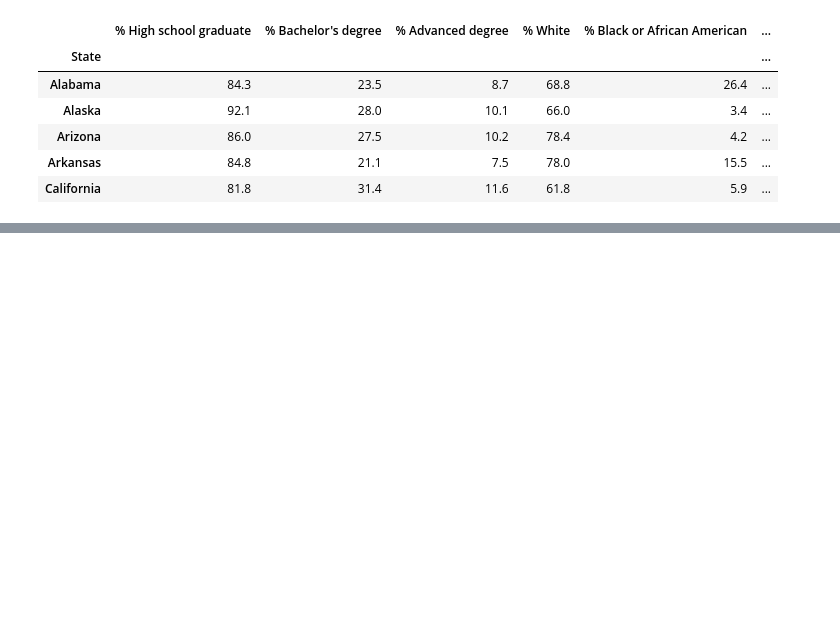
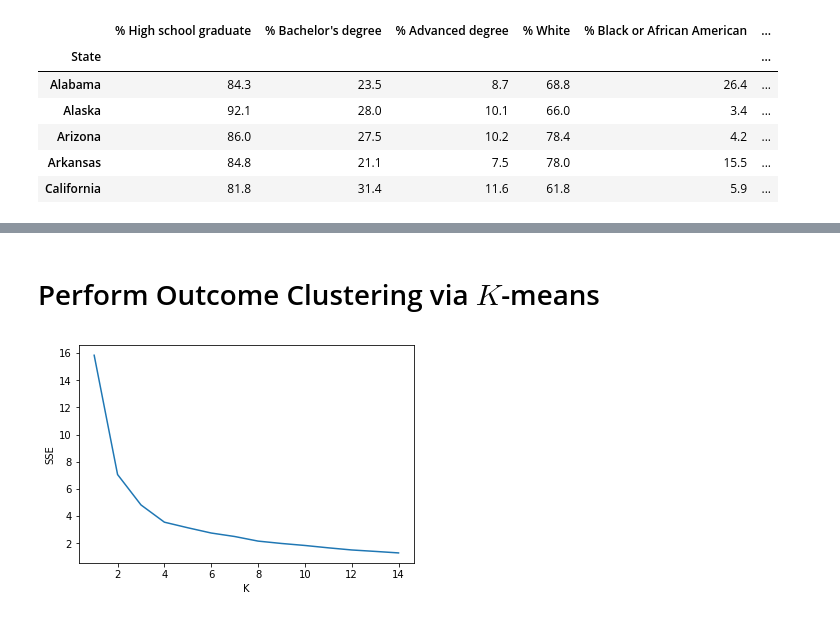
Before and after one commit to alankritjoshi/cs6220f17project2, a Jupyter notebook: 02_working/process_dataset.ipynb, the cells around one changed output, grey strips where cells are left out. Drawn from its saved outputs; the diff is of its cells as text; code cells hidden in the pictures; blank space fills up the shorter version.

```diff
--- a/02_working/process_dataset.ipynb
+++ b/02_working/process_dataset.ipynb
@@ -513,0 +570,5 @@ plt.show()
+# %%
+# Extract vegetable malnutriton values
+veg_values = pd.DataFrame(veg_data_by_state[veg_data_by_state.LocationAbbr != 'DC'].set_index('LocationDesc')['Data_Value'])
+veg_values.columns = ['% < 1 Veg / Day']
+veg_values.head(n=5)
@@ -513,0 +583,5 @@ plt.show()
+# %%
+# Extract obesity values
+fruit_values = pd.DataFrame(fruit_data_by_state[fruit_data_by_state.LocationAbbr != 'DC'].set_index('LocationDesc')['Data_Value'])
+fruit_values.columns = ['% < 1 Fruit / Day']
+fruit_values.head(n=5)
@@ -513,0 +596,4 @@ plt.show()
+# %%
+# Join the individual tables together
+outcome_data = obesity_values.join(oweight_values.join(inact_values.join(vigaer_values.join(veg_values.join(fruit_values)))))
+outcome_data.head(n=5)
@@ -513,0 +611,5 @@ plt.show()
+# %%
+outcome_data_norm = pd.DataFrame(MinMaxScaler().fit_transform(outcome_data))
+outcome_data_norm.index = outcome_data.index
+outcome_data_norm.columns = outcome_data.columns
+outcome_data_norm.head(n=5)
@@ -513,0 +624,18 @@ plt.show()
+# %% [markdown]
+# Perform Outcome Clustering via $K$-means
+# %%
+# Find ideal number of clusters
+sse = []
+k = []
+
+for i in range(1, 15):
+    kmeans = KMeans(n_clusters=i).fit(outcome_data_norm)
+    k.append(i)
+    sse.append(kmeans.inertia_)
+
+plt.plot(k, sse)
+plt.ylabel('SSE')
+plt.xlabel('K')
+plt.show()
+# %% [output]
+[figure, added]
```
Also changed, not shown: parts of 20 cells of this notebook.
